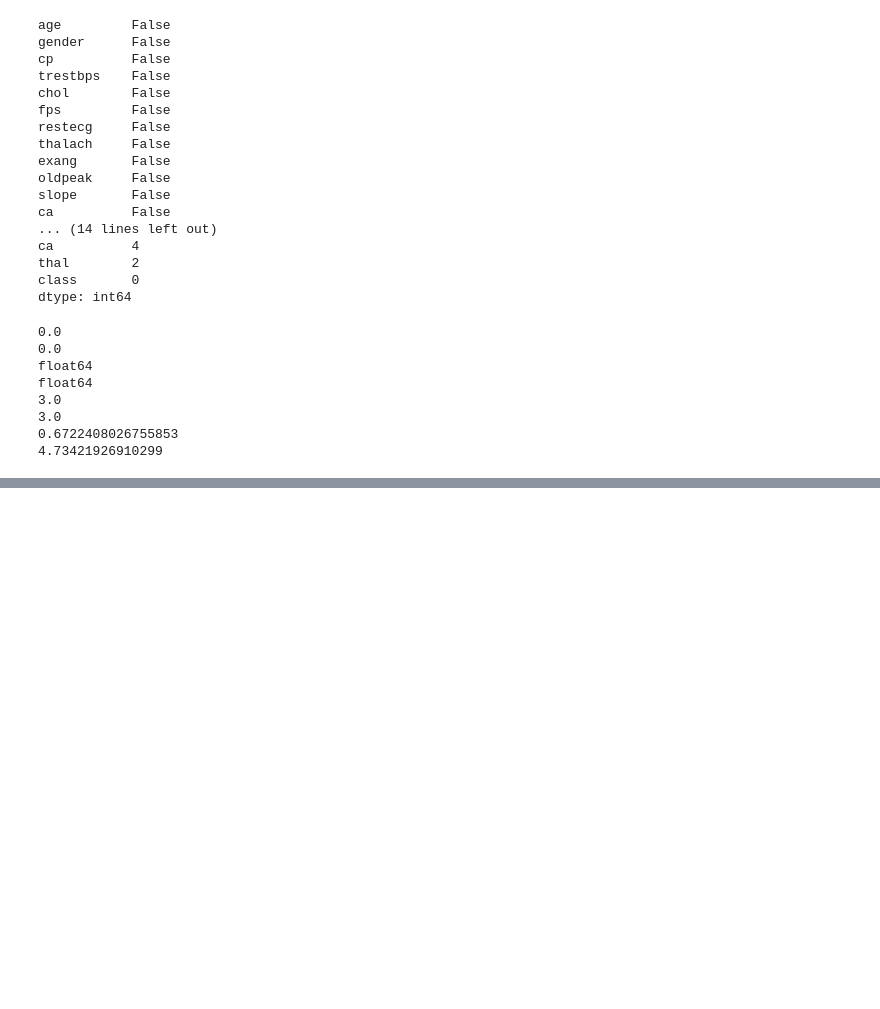
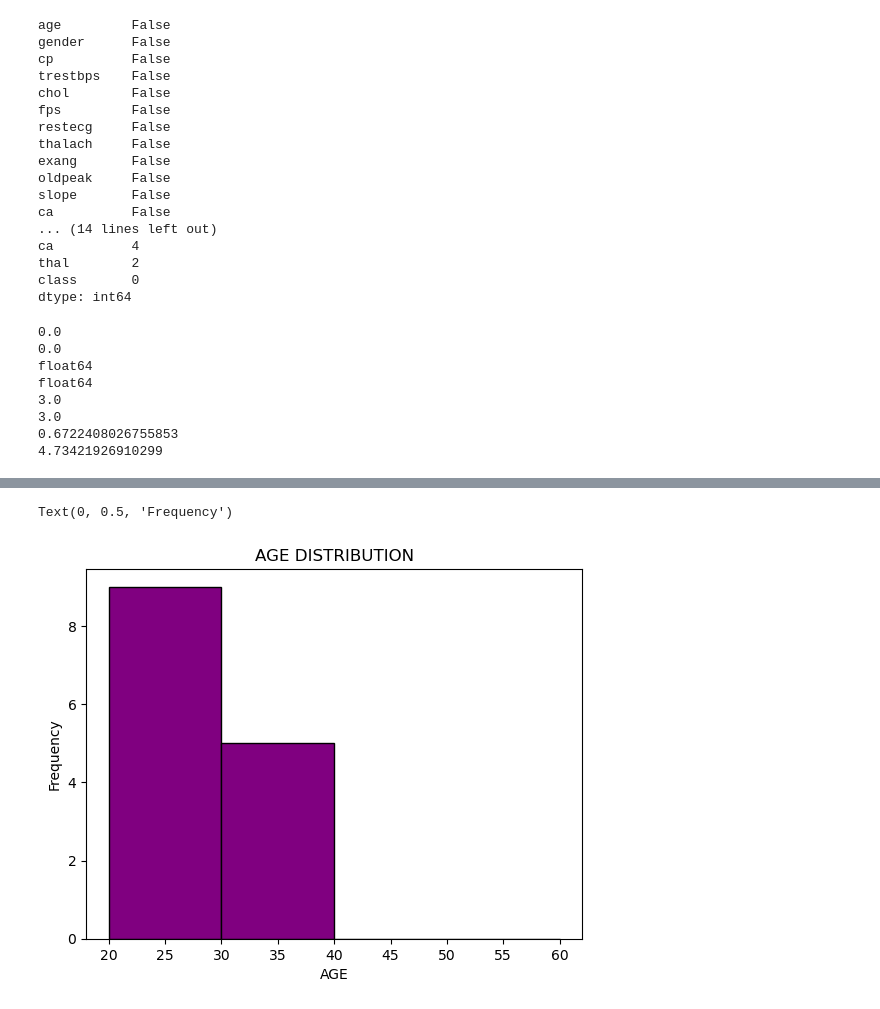
Before and after one commit to kandurisripaada/aids-lab, a Jupyter notebook: week-4/data_cleaning.ipynb, the cells around one changed output, grey strips where cells are left out. Cells and saved outputs as stored; diff of their text form; code cells hidden in the pictures; blank space fills up the shorter version.

```diff
--- a/week-4/data_cleaning.ipynb
+++ b/week-4/data_cleaning.ipynb
@@ -264,0 +288,12 @@ unique_values
+# %%
+
+ages=[20,22,22,22,25,24,27,36,28,27,39,32,34,35]
+b=[20,30,40,50,60]
+#bins define the interval for grouping of data
+plt.hist(ages,bins=b,color='purple',edgecolor='black')
+plt.title('AGE DISTRIBUTION')
+plt.xlabel('AGE')
+plt.ylabel('Frequency')
+# %% [output]
+Text(0, 0.5, 'Frequency')
+[figure, added]
```
Also changed, not shown: parts of 9 cells of this notebook.
